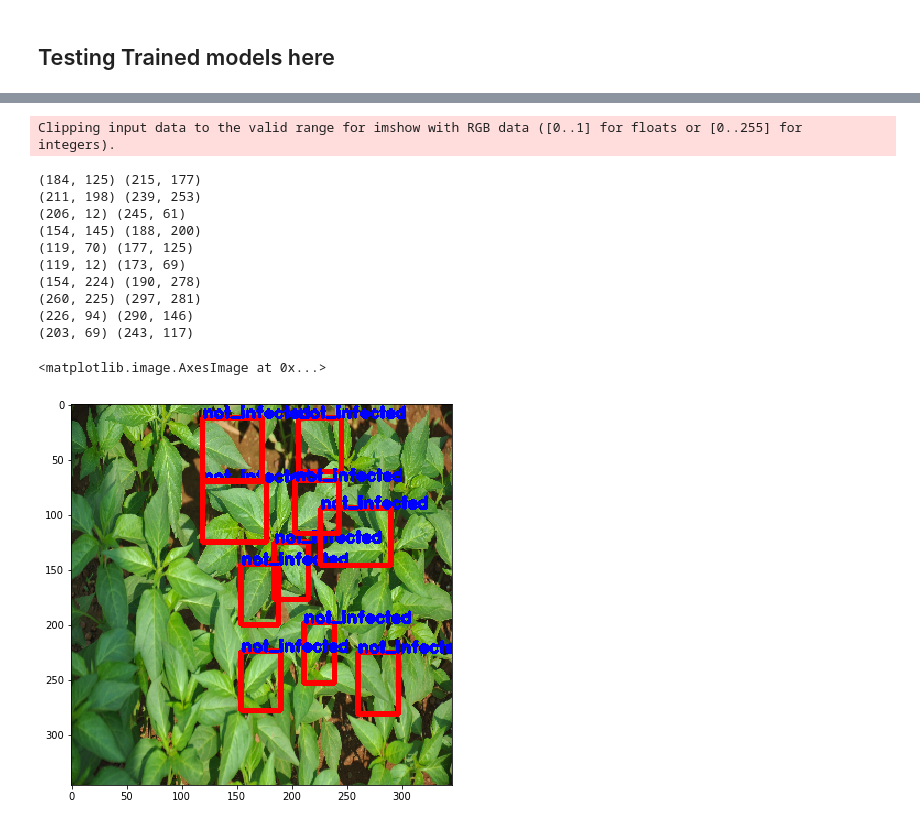
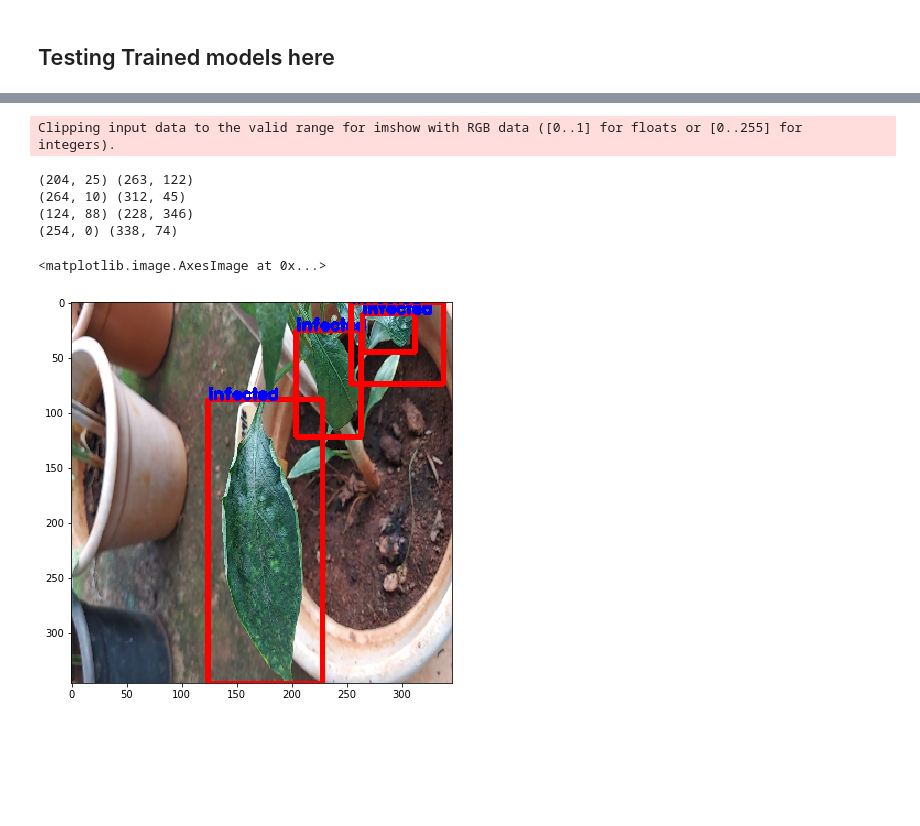
Before and after one commit to siddharthgawas-zz/yolo_v2_iteration2, a Jupyter notebook: yolov2.ipynb, the cells around one changed output, grey strips where cells are left out. Saved outputs shown, nothing was run; the diff lists cells and outputs as text; code cells hidden in the pictures; blank space fills up the shorter version.

```diff
--- a/yolov2.ipynb
+++ b/yolov2.ipynb
@@ -1993,7 +1993,7 @@ _________________________________________________________________
 tf.reset_default_graph()
 # %%
 #Get image at index
-img_idx = 5
+img_idx = 10
 resize_factor = 3
 X, y, mask = get_batch(test_dataset,img_idx,5)
 y_pred = model(X).numpy()
@@ -2006,16 +2006,16 @@ y_pred_coord = np_cvt_coord_to_diagonal(y_pred_coord.reshape(1,-1,4))[0]
 # y_pred[:,0:4] = y_pred_coord
 # boxes = non_max_suppression(y_pred,0.4,0.02)
 
-idx = tf.image.non_max_suppression(y_pred_coord,y_pred_conf,10,iou_threshold=0.5,score_threshold=0.2)
+idx = tf.image.non_max_suppression(y_pred_coord,y_pred_conf,10,iou_threshold=0.5,score_threshold=0.3)
 
 if idx.shape[0] == 0:
-    idx = tf.image.non_max_suppression(y_pred_coord,y_pred_conf,2,iou_threshold=0.3)
+    idx = tf.image.non_max_suppression(y_pred_coord,y_pred_conf,2,iou_threshold=0.5)
 
 idx = idx.numpy()
 conf = y_pred_conf[idx.reshape(1,-1)][0]
 boxes = y_pred_coord[idx.reshape(1,-1)][0]
 boxes = np.clip(boxes,0,1.0)
-boxes = np.round(resize_factor*image_h*boxes,decimals=0).astype(int)
+boxes = np.round(resize_factor*image_h*boxes,decimals=1).astype(int)
 classes = y_pred_classes[idx.reshape(1,-1)][0]
 print(classes)
 classes = test_dataset.one_hot_encoder.inverse_transform(classes)
@@ -2048,7 +2048,12 @@ Clipping input data to the valid range for imshow with RGB data ([0..1] for floa
 # %%
 #Get your own image
 resize_factor = 3
-image_path = 'test_images/leaf_not_infected_30.jpg'
+# image_path = 'test_images/leaf_not_infected_30.jpg'
+# image_path = 'test_images/leaf_not_infected_24.jpg'
+image_path = 'test_images/leaf_infected_58.jpg'
+# image_path = 'test_images/leaf_infected_49.jpg'
+# image_path = 'test_images/leaf_infected_8.jpg'
+# image_path = 'test_images/leaf_infected_367.jpg'
 X = cv2.imread(image_path)
 X = cv2.cvtColor(X,cv2.COLOR_BGR2RGB)
 org_h = 346
@@ -2063,43 +2068,37 @@ y_pred = model(X).numpy()
 y_pred = y_pred.reshape(-1,5+n_classes)
 y_pred_coord = y_pred[:,0:4]
 y_pred_conf = y_pred[:,4]
 y_pred_classes = y_pred[:,5:]
 
 y_pred_coord = np_cvt_coord_to_diagonal(y_pred_coord.reshape(1,-1,4))[0]
-idx = tf.image.non_max_suppression(y_pred_coord,y_pred_conf,10,iou_threshold=0.5,score_threshold=0.1)
+idx = tf.image.non_max_suppression(y_pred_coord,y_pred_conf,10,iou_threshold=0.2,score_threshold=0.1)
 if idx.shape[0] == 0:
-    idx = tf.image.non_max_suppression(y_pred_coord,y_pred_conf,5,iou_threshold=0.5)
+    idx = tf.image.non_max_suppression(y_pred_coord,y_pred_conf,5,iou_threshold=0.2)
 
 idx = idx.numpy()
 conf = y_pred_conf[idx.reshape(1,-1)][0]
 boxes = y_pred_coord[idx.reshape(1,-1)][0]
 boxes = np.clip(boxes,0,1.0)
 
 classes = y_pred_classes[idx.reshape(1,-1)][0]
 classes = test_dataset.one_hot_encoder.inverse_transform(classes)
 classes = classes.flatten().astype(int)
 classes = test_dataset.label_encoder.inverse_transform(classes)
 boxes = boxes.reshape(-1,4)
 X = X[0]
 for i in range(boxes.shape[0]):
     pt1 = (int(org_w*boxes[i][0]),int(org_h*boxes[i][1]))
     pt2 = (int(org_w*boxes[i][2]),int(org_h*boxes[i][3]))
     print(pt1,pt2)
     cv2.rectangle(X,pt1,pt2,(255,0,0),3)
     cv2.putText(X,classes[i],pt1, cv2.FONT_HERSHEY_DUPLEX, 0.5, (0,0,255),2)
 plt.figure(figsize=(7,7))
 plt.imshow(X)
 # %% [output]
 Clipping input data to the valid range for imshow with RGB data ([0..1] for floats or [0..255] for integers).
-(184, 125) (215, 177)
-(211, 198) (239, 253)
-(206, 12) (245, 61)
-(154, 145) (188, 200)
-(119, 70) (177, 125)
-(119, 12) (173, 69)
-(154, 224) (190, 278)
-(260, 225) (297, 281)
-(226, 94) (290, 146)
-(203, 69) (243, 117)
+(204, 25) (263, 122)
+(264, 10) (312, 45)
+(124, 88) (228, 346)
+(254, 0) (338, 74)
 <matplotlib.image.AxesImage at 0x...>
-[figure, old version]
+[figure, new version]
```
Also changed, not shown: parts of 5 cells of this notebook, 4 other files.
